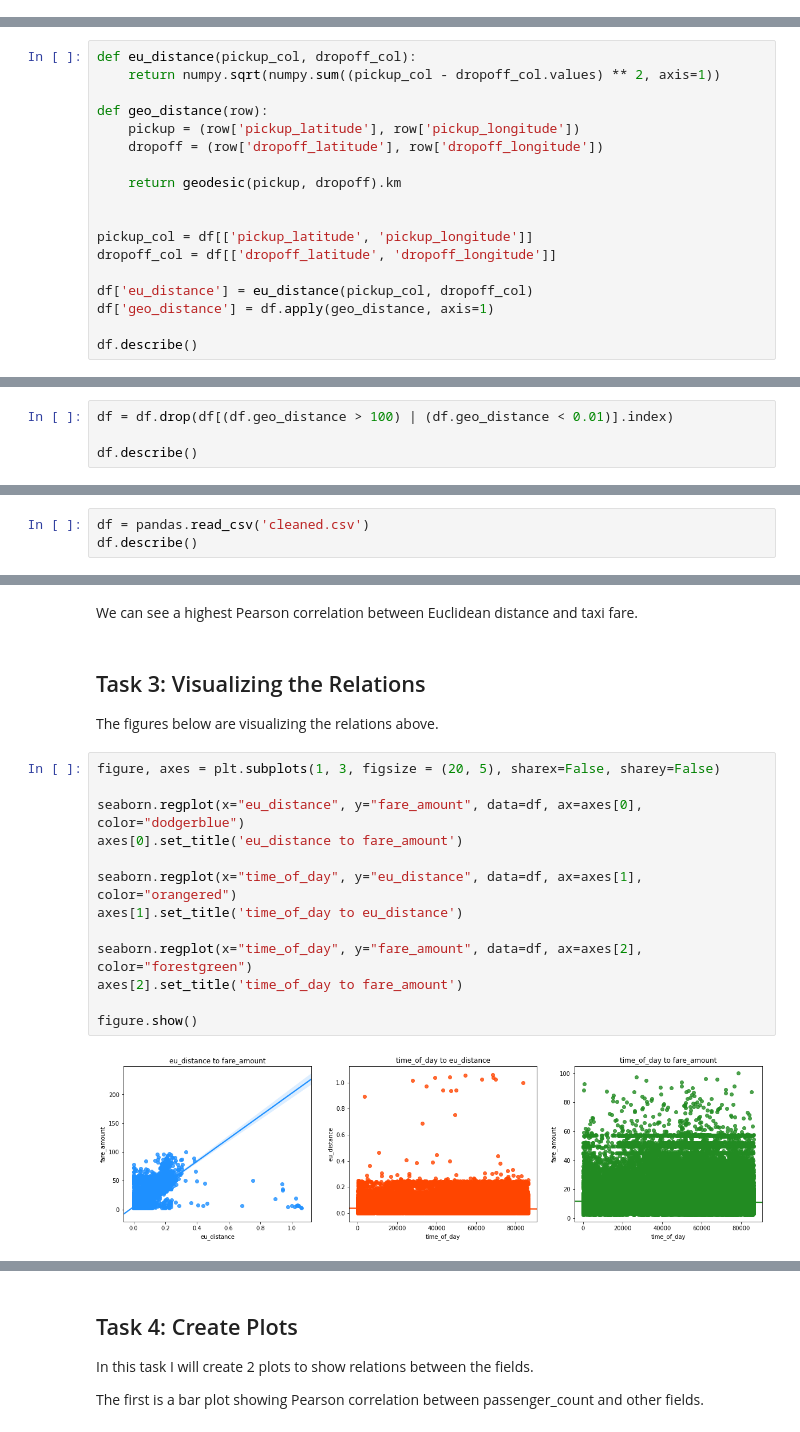
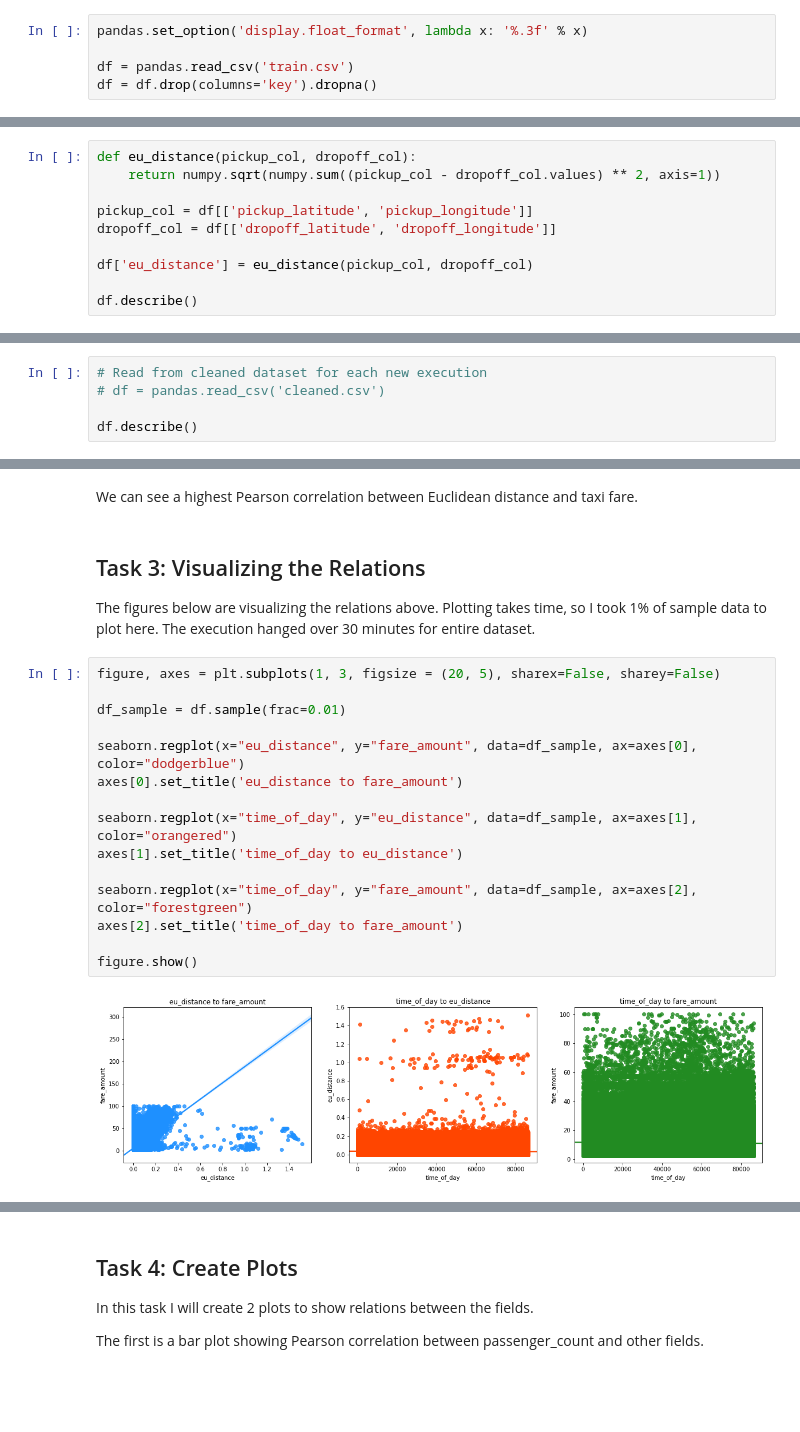
Before and after one commit to sshshao/nyc-taxi-fare-prediction, a Jupyter notebook: nyc-taxi-fare-prediction.ipynb, the cells around one changed output, grey strips where cells are left out. Drawn from its saved outputs; the diff is of its cells as text; blank space fills up the shorter version.

Commit message:
tested on entire dataset; small fixes

```diff
--- a/nyc-taxi-fare-prediction.ipynb
+++ b/nyc-taxi-fare-prediction.ipynb
@@ -26,3 +20,8 @@ df = df.drop(columns='key').dropna()
+# %%
+pandas.set_option('display.float_format', lambda x: '%.3f' % x)
+
+df = pandas.read_csv('train.csv')
+df = df.drop(columns='key').dropna()
 # %% [markdown]
 Now take a look at the loaded data:
 # %%
@@ -90,19 +89,11 @@ We will calculate euclidean and geographic distance between pickup and dropoff l
 # %%
 def eu_distance(pickup_col, dropoff_col):
     return numpy.sqrt(numpy.sum((pickup_col - dropoff_col.values) ** 2, axis=1))
-
-def geo_distance(row):
-    pickup = (row['pickup_latitude'], row['pickup_longitude'])
-    dropoff = (row['dropoff_latitude'], row['dropoff_longitude'])
-
-    return geodesic(pickup, dropoff).km
-
 
 pickup_col = df[['pickup_latitude', 'pickup_longitude']]
 dropoff_col = df[['dropoff_latitude', 'dropoff_longitude']]
 
 df['eu_distance'] = eu_distance(pickup_col, dropoff_col)
-df['geo_distance'] = df.apply(geo_distance, axis=1)
 
 df.describe()
 # %% [output]
@@ -120,4 +108,0 @@ We will drop rows which pickup and dropoff locations being too close (less than
-# %%
-df = df.drop(df[(df.geo_distance > 100) | (df.geo_distance < 0.01)].index)
-
-df.describe()
@@ -138,6 +113,8 @@ df.to_csv('cleaned.csv')
 # %% [markdown]
 From now we can directly read from cleaned dataset.
 # %%
-df = pandas.read_csv('cleaned.csv')
+# Read from cleaned dataset for each new execution
+# df = pandas.read_csv('cleaned.csv')
+
 df.describe()
 # %% [output]
@@ -196,20 +173,22 @@ We can see a highest Pearson correlation between Euclidean distance and taxi far
 # %% [markdown]
 ## Task 3: Visualizing the Relations
 
-The figures below are visualizing the relations above.
+The figures below are visualizing the relations above. Plotting takes time, so I took 1% of sample data to plot here. The execution hanged over 30 minutes for entire dataset.
 # %%
 figure, axes = plt.subplots(1, 3, figsize = (20, 5), sharex=False, sharey=False)
 
-seaborn.regplot(x="eu_distance", y="fare_amount", data=df, ax=axes[0], color="dodgerblue")
+df_sample = df.sample(frac=0.01)
+
+seaborn.regplot(x="eu_distance", y="fare_amount", data=df_sample, ax=axes[0], color="dodgerblue")
 axes[0].set_title('eu_distance to fare_amount')
 
-seaborn.regplot(x="time_of_day", y="eu_distance", data=df, ax=axes[1], color="orangered")
+seaborn.regplot(x="time_of_day", y="eu_distance", data=df_sample, ax=axes[1], color="orangered")
 axes[1].set_title('time_of_day to eu_distance')
 
-seaborn.regplot(x="time_of_day", y="fare_amount", data=df, ax=axes[2], color="forestgreen")
+seaborn.regplot(x="time_of_day", y="fare_amount", data=df_sample, ax=axes[2], color="forestgreen")
 axes[2].set_title('time_of_day to fare_amount')
 
 figure.show()
 # %% [output]
-[figure, old version]
+[figure, new version]
 # %% [markdown]
```
Also changed, not shown: parts of 22 cells of this notebook, 1 other file.
